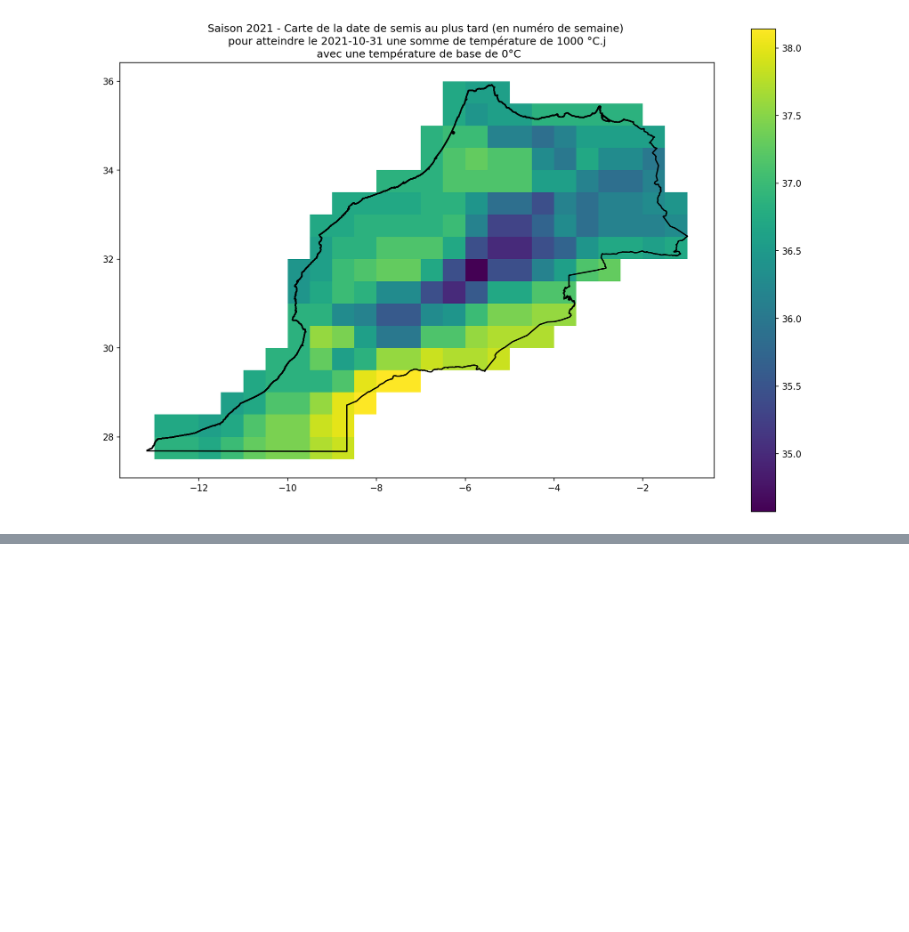
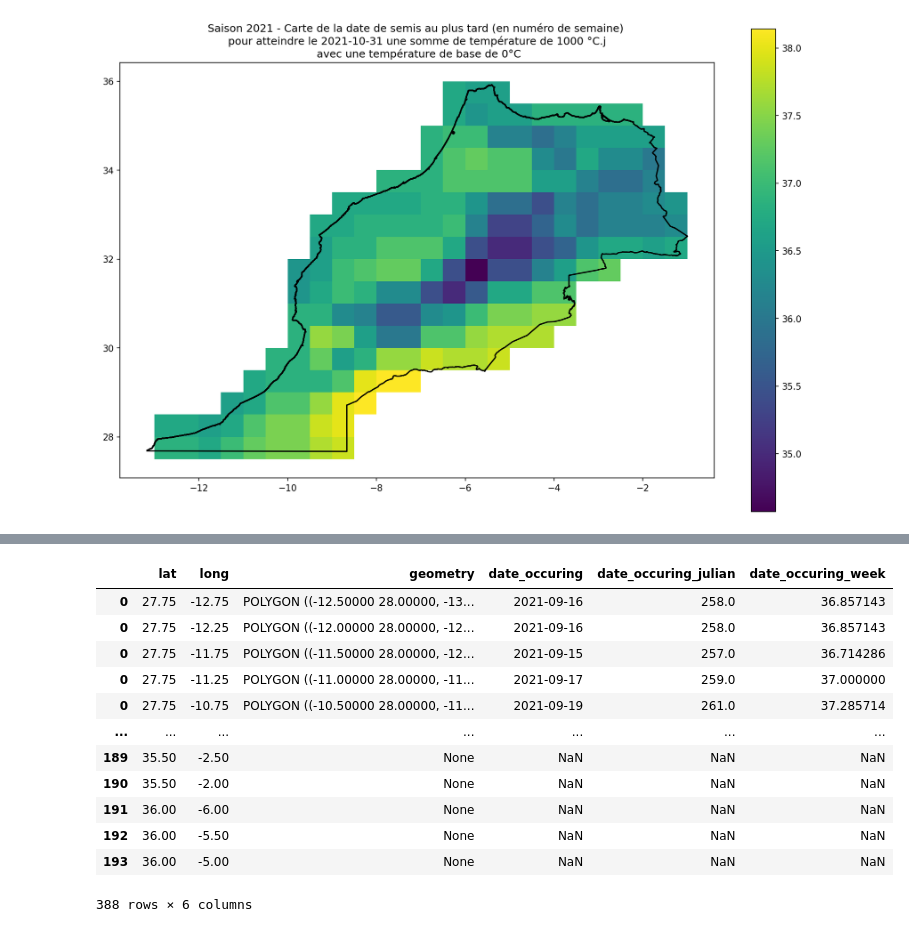
Before and after one commit to sowit-labs/NN-ET0, a Jupyter notebook: notebooks/gridded_climate_analysis/gridded_climate_analysis.ipynb, the cells around one changed output, grey strips where cells are left out. Saved outputs shown, nothing was run; the diff lists cells and outputs as text; code cells hidden in the pictures; blank space fills up the shorter version.

Commit message:
updated notebook with interpolated dataviz

```diff
--- a/notebooks/gridded_climate_analysis/gridded_climate_analysis.ipynb
+++ b/notebooks/gridded_climate_analysis/gridded_climate_analysis.ipynb
@@ -152,0 +173,27 @@ plt.show()
+# %%
+from scipy.interpolate import griddata
+
+grid_z0 = griddata((polygon["lat"], polygon["long"]), values, (grid_x, grid_y), method='cubic')
+
+#grid_z1 = griddata(points, values, (grid_x, grid_y), method='linear')
+
+#grid_z2 = griddata(points, values, (grid_x, grid_y), method='cubic')
+# %%
+polygon_interp = polygon.copy()
+polygon_interp = polygon_interp.append(pd.DataFrame({"lat":grid_x.values, "long":grid_y.values, "date_occuring_week":grid_z0}))
+# %%
+polygon_interp
+# %% [output]
+|  | lat | long | geometry | date_occuring | date_occuring_julian | date_occuring_week |
+| 0 | 27.75 | -12.75 | POLYGON ((-12.50000 28.00000, -13... | 2021-09-16 | 258.0 | 36.857143 |
+| 0 | 27.75 | -12.25 | POLYGON ((-12.00000 28.00000, -12... | 2021-09-16 | 258.0 | 36.857143 |
+| 0 | 27.75 | -11.75 | POLYGON ((-11.50000 28.00000, -12... | 2021-09-15 | 257.0 | 36.714286 |
+| 0 | 27.75 | -11.25 | POLYGON ((-11.00000 28.00000, -11... | 2021-09-17 | 259.0 | 37.000000 |
+| 0 | 27.75 | -10.75 | POLYGON ((-10.50000 28.00000, -11... | 2021-09-19 | 261.0 | 37.285714 |
+| ... | ... | ... | ... | ... | ... | ... |
+| 189 | 35.50 | -2.50 | None | NaN | NaN | NaN |
+| 190 | 35.50 | -2.00 | None | NaN | NaN | NaN |
+| 191 | 36.00 | -6.00 | None | NaN | NaN | NaN |
+| 192 | 36.00 | -5.50 | None | NaN | NaN | NaN |
+| 193 | 36.00 | -5.00 | None | NaN | NaN | NaN |
+388 rows × 6 columns
```
Also changed, not shown: parts of 4 cells of this notebook.
